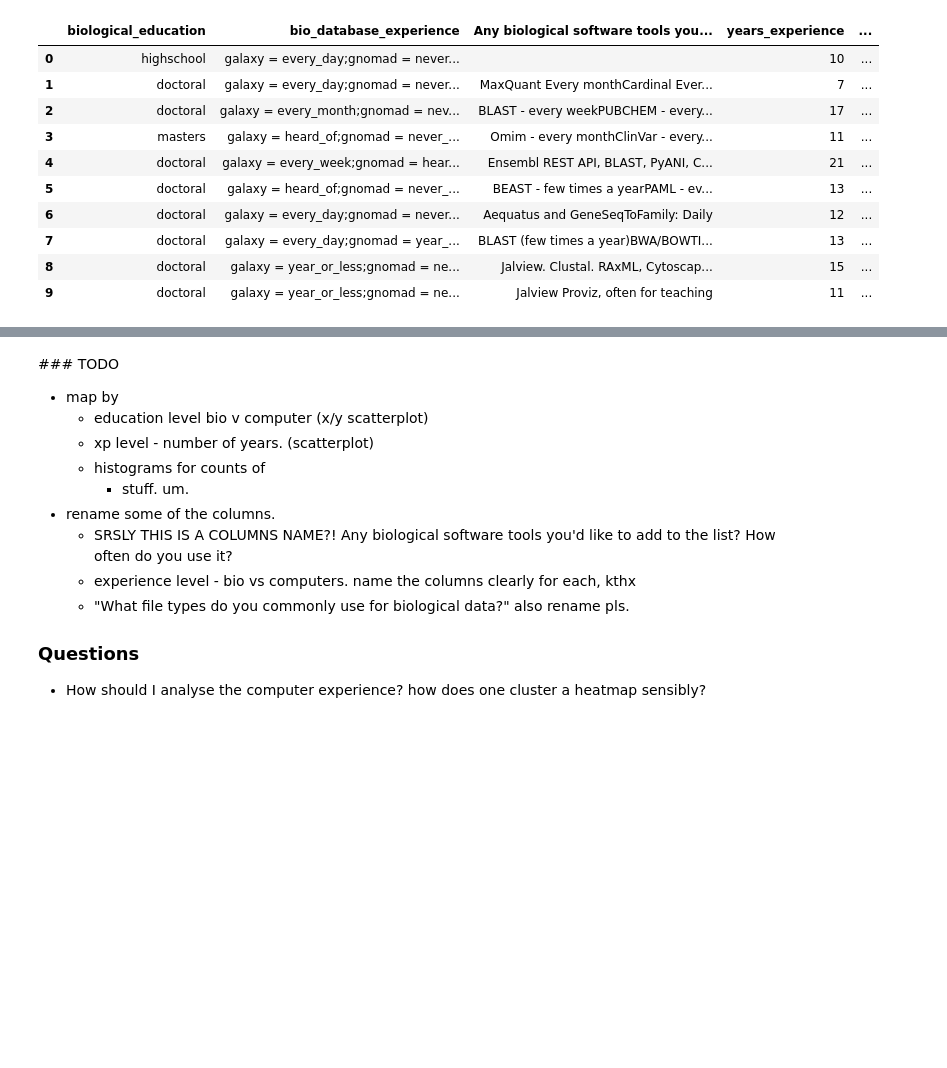
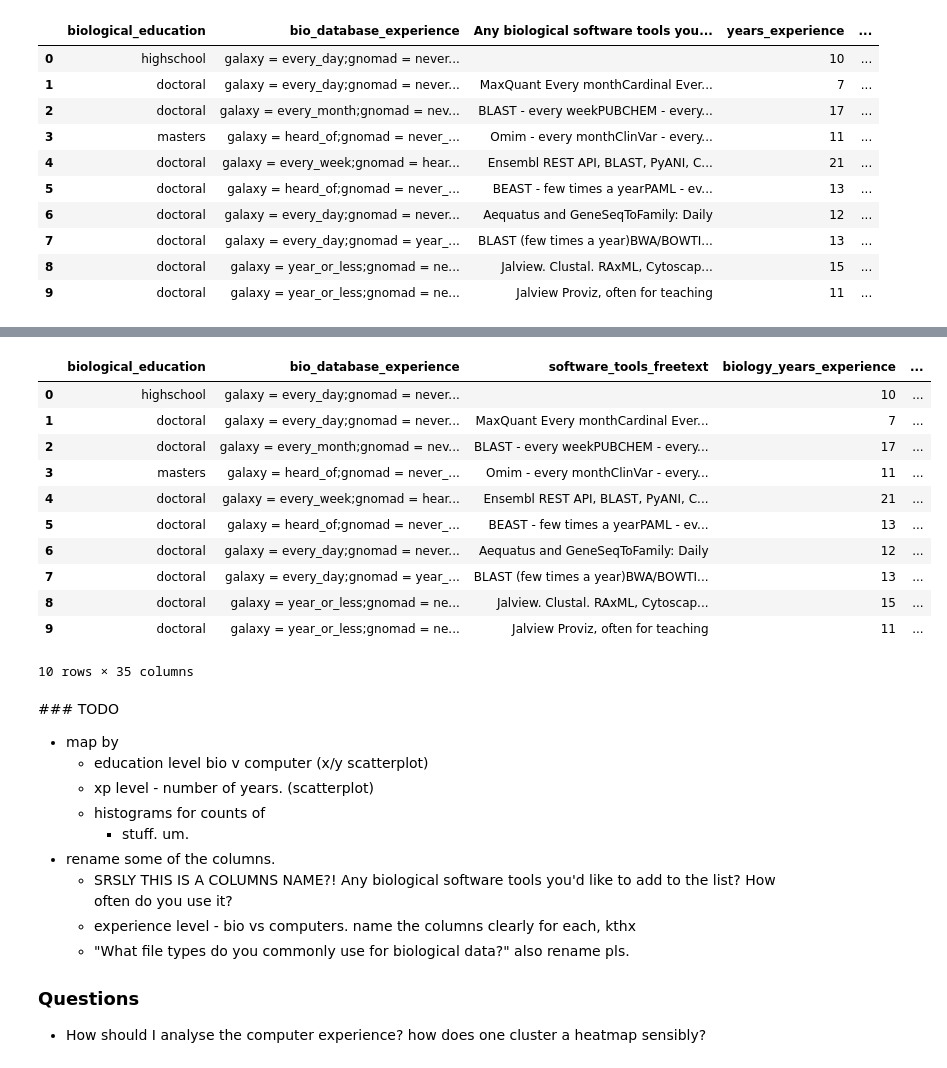
Before and after one commit to yochannah/subjective-data-models-analysis, a Jupyter notebook: import_data.ipynb, the cells around one changed output, grey strips where cells are left out. Drawn from its saved outputs; the diff is of its cells as text; code cells hidden in the pictures; blank space fills up the shorter version.

Commit message:
rename silly columns and append the split columns into the main df

```diff
--- a/import_data.ipynb
+++ b/import_data.ipynb
@@ -60,3 +61,36 @@ computer_experience = split_multi_choice(backgrounds.computer_experience, "compu
+# %%
+# re-append these two split-out columns into the dataframe
+expanded_backgrounds = backgrounds.join(bio_software).join(computer_experience)
+# I'd like to remove the bio experience and computer
+# experience columns I split out but I can't google it in the plane ..
+# %%
+#rename some badly named columns. Oopsie.
+
+columns_to_rename = {
+    "Any biological software tools you'd like to add to the list? How often do you use it?" : "software_tools_freetext",
+    "years_experience" : "biology_years_experience",
+    "years_experience.1" : "computer_years_experience",
+    #why won't this one rename? other ones have ?s in them...
+    "What file types do you commonly use for biological data?" : "bio_file_types_freetext",
+    "biological_education.1" : "computer_education"
+}
+
+expanded_backgrounds = expanded_backgrounds.rename(columns = columns_to_rename )
+
+expanded_backgrounds
+# %% [output]
+|  | biological_education | bio_database_experience | software_tools_freetext | biology_years_experience | ... |
+| 0 | highschool | galaxy = every_day;gnomad = never... |  | 10 | ... |
+| 1 | doctoral | galaxy = every_day;gnomad = never... | MaxQuant Every monthCardinal Ever... | 7 | ... |
+| 2 | doctoral | galaxy = every_month;gnomad = nev... | BLAST - every weekPUBCHEM - every... | 17 | ... |
+| 3 | masters | galaxy = heard_of;gnomad = never_... | Omim - every monthClinVar - every... | 11 | ... |
+| 4 | doctoral | galaxy = every_week;gnomad = hear... | Ensembl REST API, BLAST, PyANI, C... | 21 | ... |
+| 5 | doctoral | galaxy = heard_of;gnomad = never_... | BEAST - few times a yearPAML - ev... | 13 | ... |
+| 6 | doctoral | galaxy = every_day;gnomad = never... | Aequatus and GeneSeqToFamily: Daily | 12 | ... |
+| 7 | doctoral | galaxy = every_day;gnomad = year_... | BLAST (few times a year)BWA/BOWTI... | 13 | ... |
+| 8 | doctoral | galaxy = year_or_less;gnomad = ne... | Jalview. Clustal. RAxML, Cytoscap... | 15 | ... |
+| 9 | doctoral | galaxy = year_or_less;gnomad = ne... | Jalview Proviz, often for teaching | 11 | ... |
+10 rows × 35 columns
 # %% [markdown]
 ### TODO
 - map by
```
Also changed, not shown: parts of 3 cells of this notebook.
